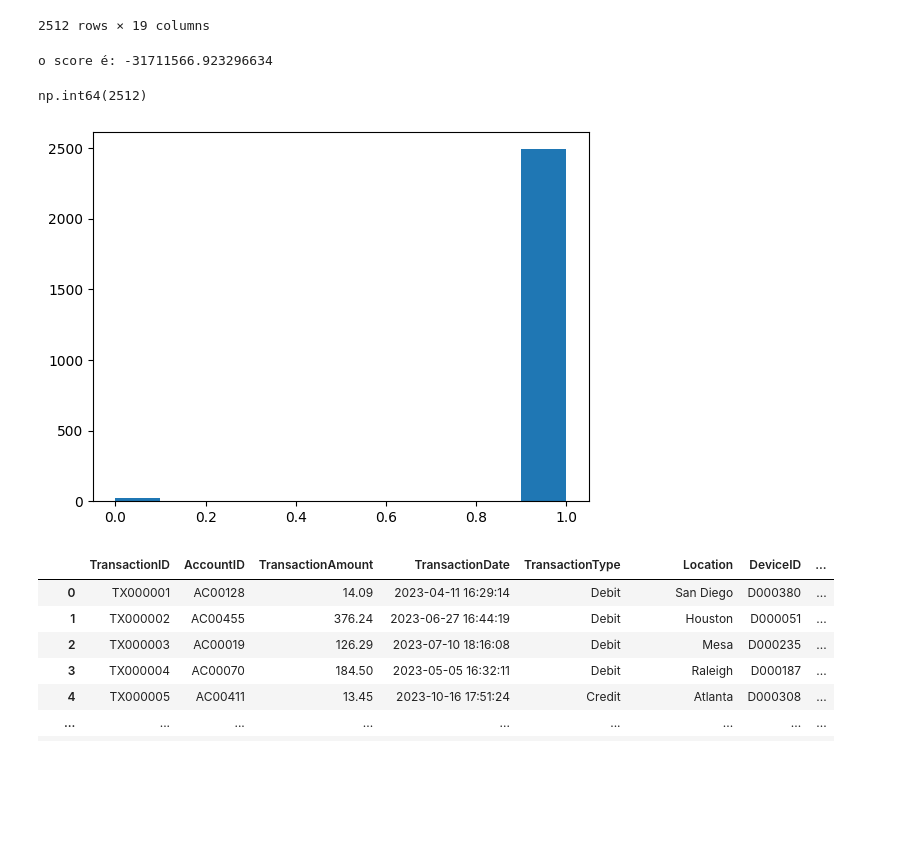
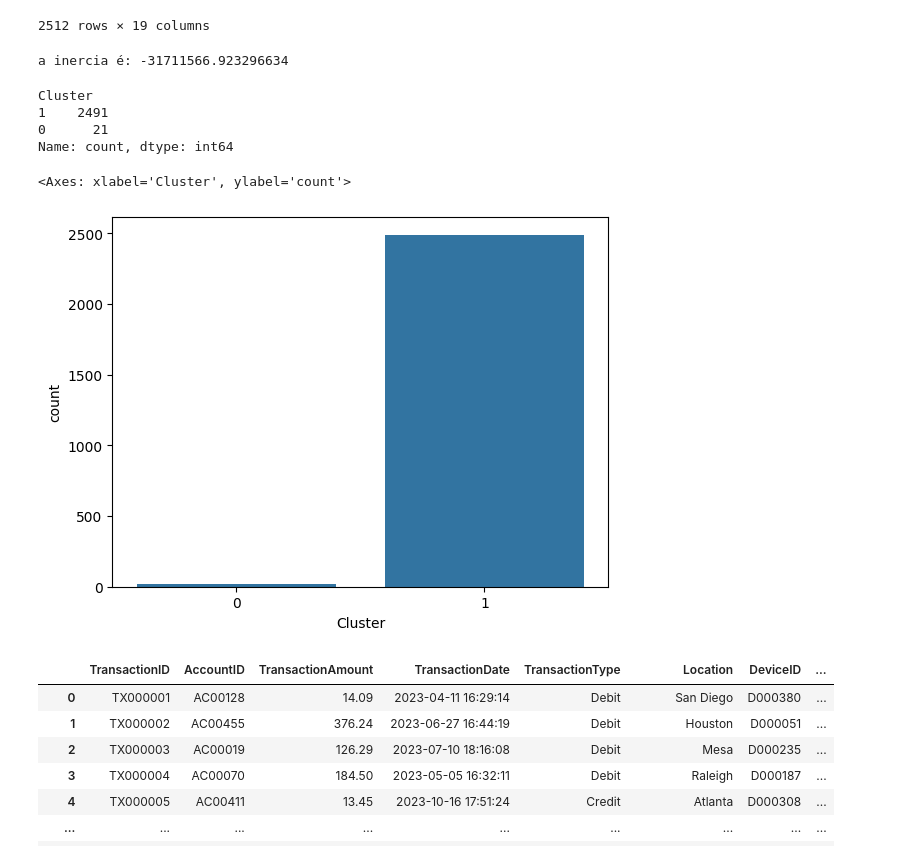
Before and after one commit to WesleySouza13/Bank-Transaction-Dataset-for-Fraud-Detection, a Jupyter notebook: Untitled-1.ipynb, the cells around one changed output. Drawn from its saved outputs; the diff is of its cells as text; code cells hidden in the pictures; blank space fills up the shorter version.

```diff
--- a/Untitled-1.ipynb
+++ b/Untitled-1.ipynb
@@ -338,19 +355,26 @@ graf2
 # %%
 #vamos testar a acuracia do kmeans
 score = kmeans_data.score(scaler_data)
-print('o score é:', score)
+print('a inercia é:', score)
 #inercia
 # %% [output]
-o score é: -31711566.923296634
+a inercia é: -31711566.923296634
 # %%
-data['Cluster'].count()
+data['Cluster'].value_counts()
 # %% [output]
-np.int64(2512)
+Cluster
+1    2491
+0      21
+Name: count, dtype: int64
+# %%
+graf_cluster = data['Cluster'].value_counts()
 # %%
-plt.hist(data['Cluster'])
-plt.show()
+#plt.hist(data['Cluster'])
+#plt.show()
+sns.barplot(graf_cluster)
 # %% [output]
+<Axes: xlabel='Cluster', ylabel='count'>
-[figure, old version]
+[figure, new version]
 # %%
 #vemosmque nha uma classe majoritaria em nosso conjunto, isso dificulta no treinamento do medelo, pois o mesmo sempre favorecera a classe majoritaria, alssificando errado data
 # %%
```
Also changed, not shown: parts of 39 cells of this notebook.
